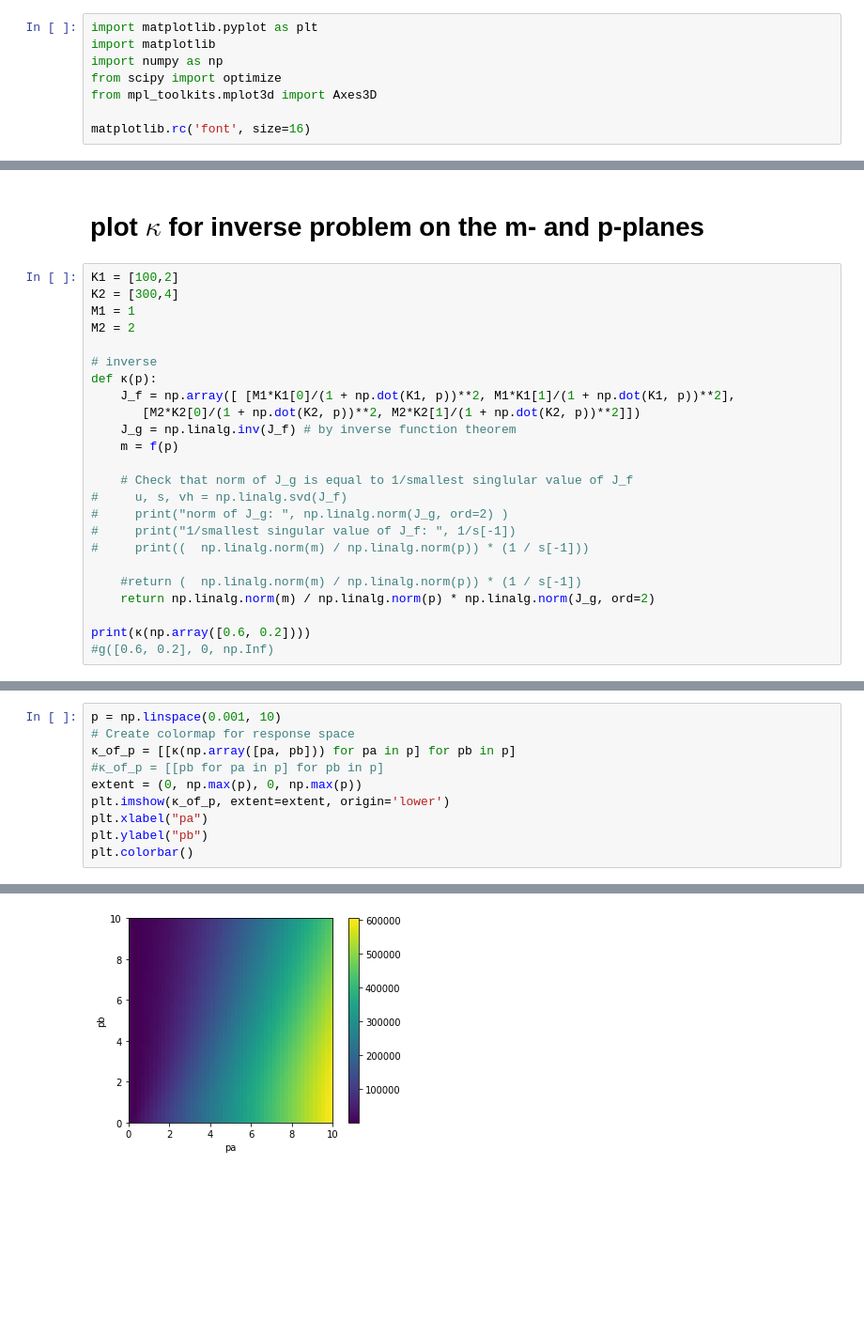
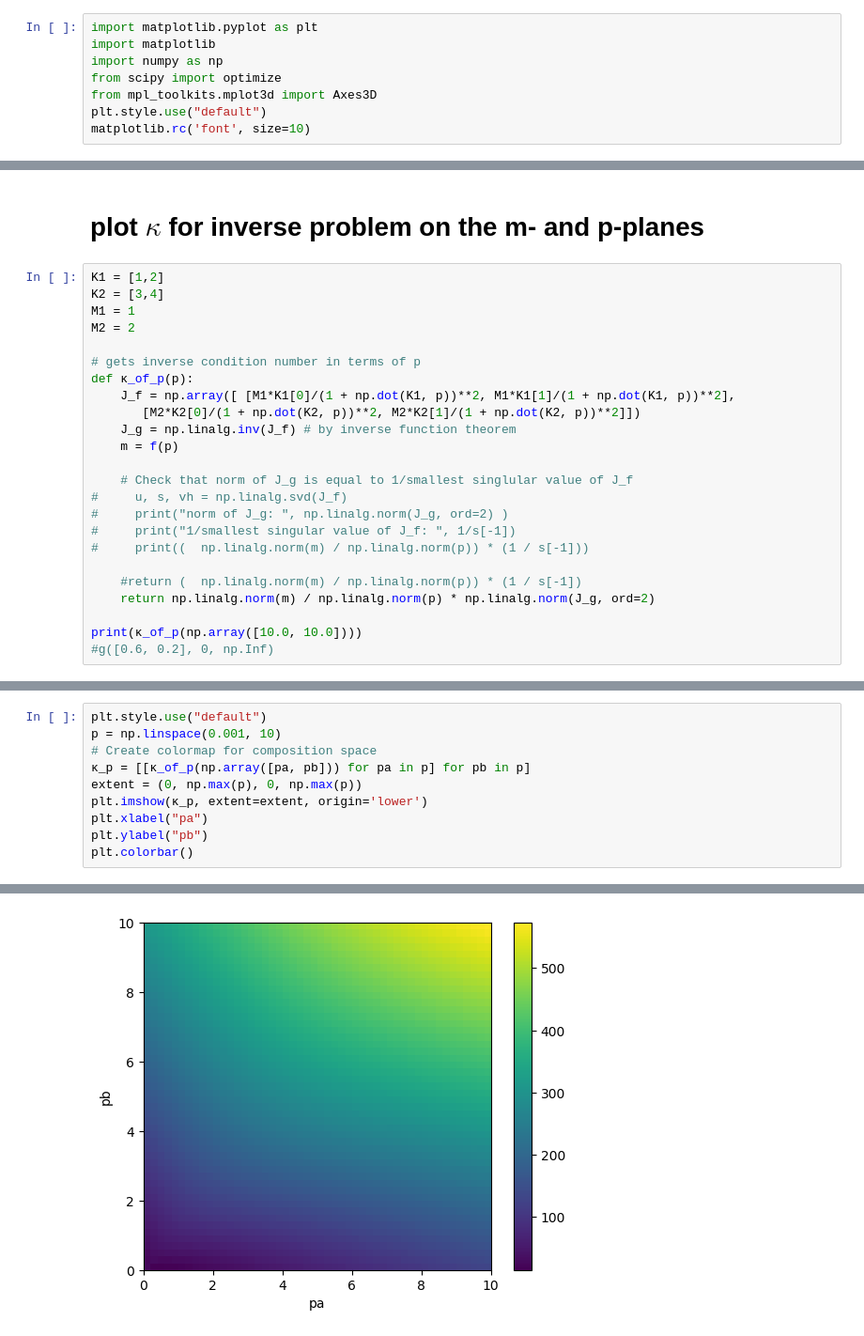
Before and after one commit to SimonEnsemble/nonlinear_sensing, a Jupyter notebook: viz mapping.ipynb, the cells around one changed output, grey strips where cells are left out. Shown: that part at 94% size. Drawn from its saved outputs; the diff is of its cells as text; blank space fills up the shorter version.

```diff
--- a/viz mapping.ipynb
+++ b/viz mapping.ipynb
@@ -4,8 +4,8 @@ import matplotlib
 import numpy as np
 from scipy import optimize
 from mpl_toolkits.mplot3d import Axes3D
-
-matplotlib.rc('font', size=16)
+plt.style.use("default")
+matplotlib.rc('font', size=10)
 # %% [markdown]
 # Adsorption model $\mathbf{m}(\mathbf{p})$
 # %%
@@ -455,13 +466,13 @@ ax.dist = 11
 # %% [markdown]
 # plot $\kappa$ for inverse problem on the m- and p-planes
 # %%
-K1 = [100,2]
-K2 = [300,4]
+K1 = [1,2]
+K2 = [3,4]
 M1 = 1
 M2 = 2
 
-# inverse
-def κ(p):
+# gets inverse condition number in terms of p
+def κ_of_p(p):
     J_f = np.array([ [M1*K1[0]/(1 + np.dot(K1, p))**2, M1*K1[1]/(1 + np.dot(K1, p))**2],
        [M2*K2[0]/(1 + np.dot(K2, p))**2, M2*K2[1]/(1 + np.dot(K2, p))**2]])
     J_g = np.linalg.inv(J_f) # by inverse function theorem
@@ -476,6 +487,6 @@ def κ(p):
     #return (  np.linalg.norm(m) / np.linalg.norm(p)) * (1 / s[-1])
     return np.linalg.norm(m) / np.linalg.norm(p) * np.linalg.norm(J_g, ord=2)
 
-print(κ(np.array([0.6, 0.2])))
+print(κ_of_p(np.array([10.0, 10.0])))
 #g([0.6, 0.2], 0, np.Inf)
 # %% [output]
@@ -483,13 +494,13 @@ print(κ(np.array([0.6, 0.2])))
 # %%
+plt.style.use("default")
 p = np.linspace(0.001, 10)
-# Create colormap for response space
-κ_of_p = [[κ(np.array([pa, pb])) for pa in p] for pb in p]
-#κ_of_p = [[pb for pa in p] for pb in p]
+# Create colormap for composition space
+κ_p = [[κ_of_p(np.array([pa, pb])) for pa in p] for pb in p]
 extent = (0, np.max(p), 0, np.max(p))
-plt.imshow(κ_of_p, extent=extent, origin='lower')
+plt.imshow(κ_p, extent=extent, origin='lower')
 plt.xlabel("pa")
 plt.ylabel("pb")
 plt.colorbar()
 # %% [output]
 <matplotlib.colorbar.Colorbar at 0x...>
-[figure, old version]
+[figure, new version]
```
Also changed, not shown: parts of 6 cells of this notebook.
